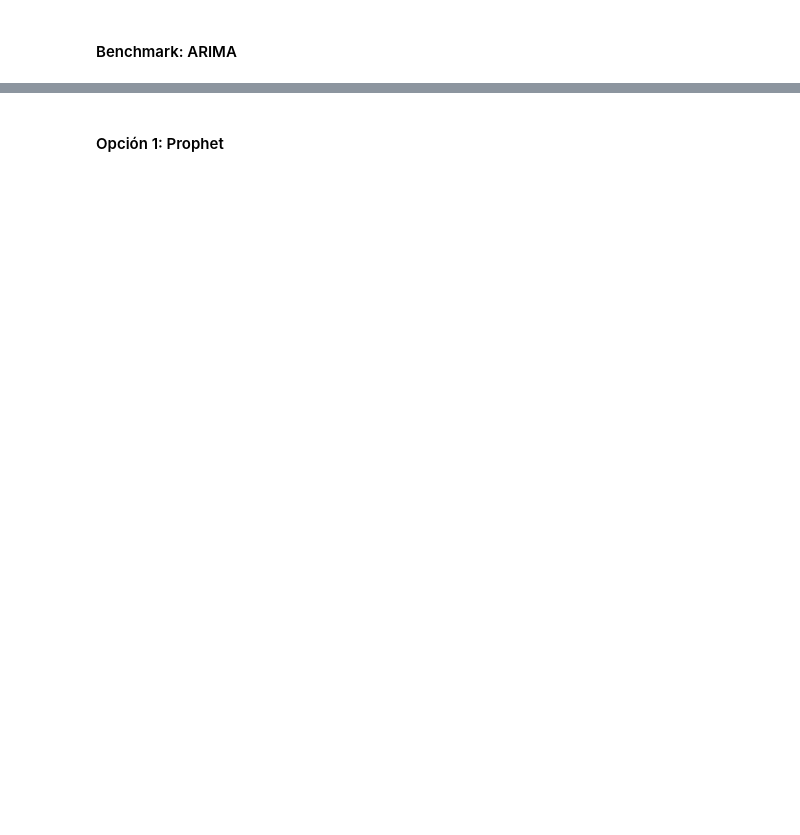
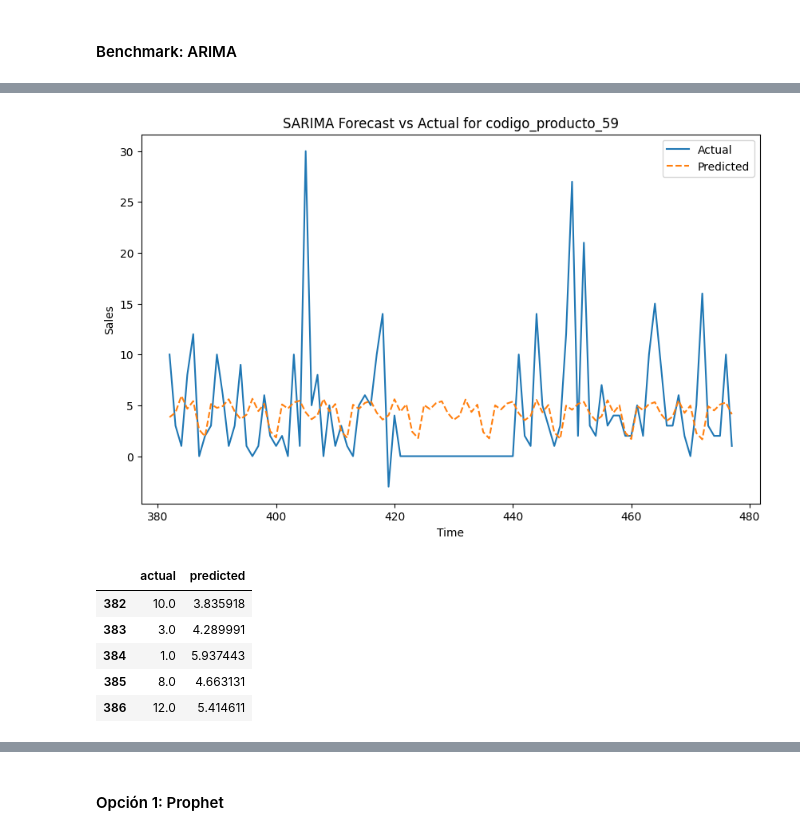
Before and after one commit to juanspadaro/forecasting_for_planning, a Jupyter notebook: forecast_facturapp.ipynb, the cells around one changed output, grey strips where cells are left out. Cells and saved outputs as stored; diff of their text form; code cells hidden in the pictures; blank space fills up the shorter version.

```diff
--- a/forecast_facturapp.ipynb
+++ b/forecast_facturapp.ipynb
@@ -45,0 +206,38 @@ ventas_df.head()
+# %%
+import pandas as pd
+from statsmodels.tsa.statespace.sarimax import SARIMAX
+import matplotlib.pyplot as plt
+
+column_to_forecast = 'codigo_producto_59'
+
+train_size = int(len(df_arima) * 0.8)
+train, test = df_arima[column_to_forecast][:train_size], df_arima[column_to_forecast][train_size:]
+
+model = SARIMAX(train, order=(1, 1, 1), seasonal_order=(1, 1, 1, 12))
+model_fit = model.fit(disp=False)
+
+predictions = model_fit.forecast(steps=len(test))
+
+df_forecast = pd.DataFrame({
+    'actual': test.values,
+    'predicted': predictions
+})
+
+plt.figure(figsize=(10, 6))
+plt.plot(df_forecast['actual'], label='Actual')
+plt.plot(df_forecast['predicted'], label='Predicted', linestyle='--')
+plt.title(f'SARIMA Forecast vs Actual for {column_to_forecast}')
+plt.xlabel('Time')
+plt.ylabel('Sales')
+plt.legend()
+plt.show()
+
+df_forecast.head()
+# %% [output]
+[figure, added]
+|  | actual | predicted |
+| 382 | 10.0 | 3.835918 |
+| 383 | 3.0 | 4.289991 |
+| 384 | 1.0 | 5.937443 |
+| 385 | 8.0 | 4.663131 |
+| 386 | 12.0 | 5.414611 |
```
Also changed, not shown: parts of 23 cells of this notebook, 2 other files.
